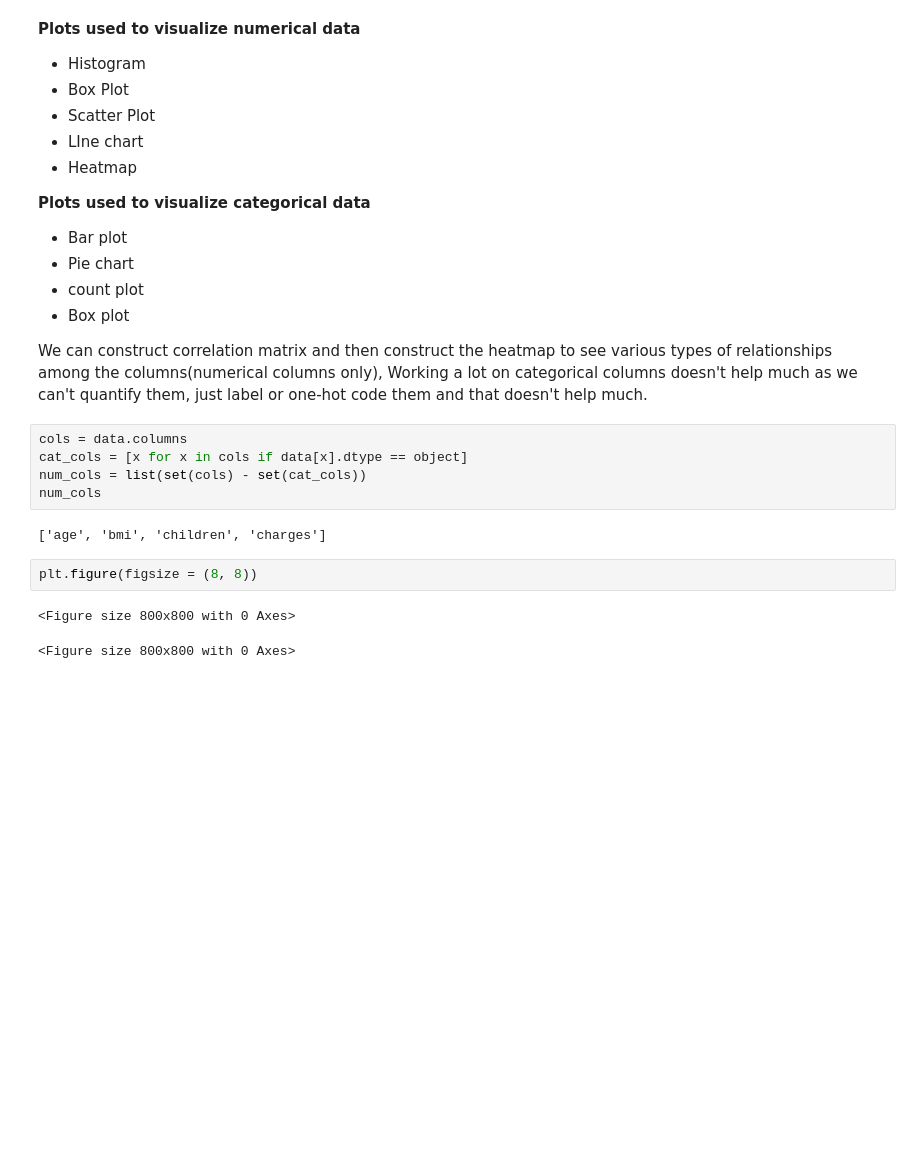
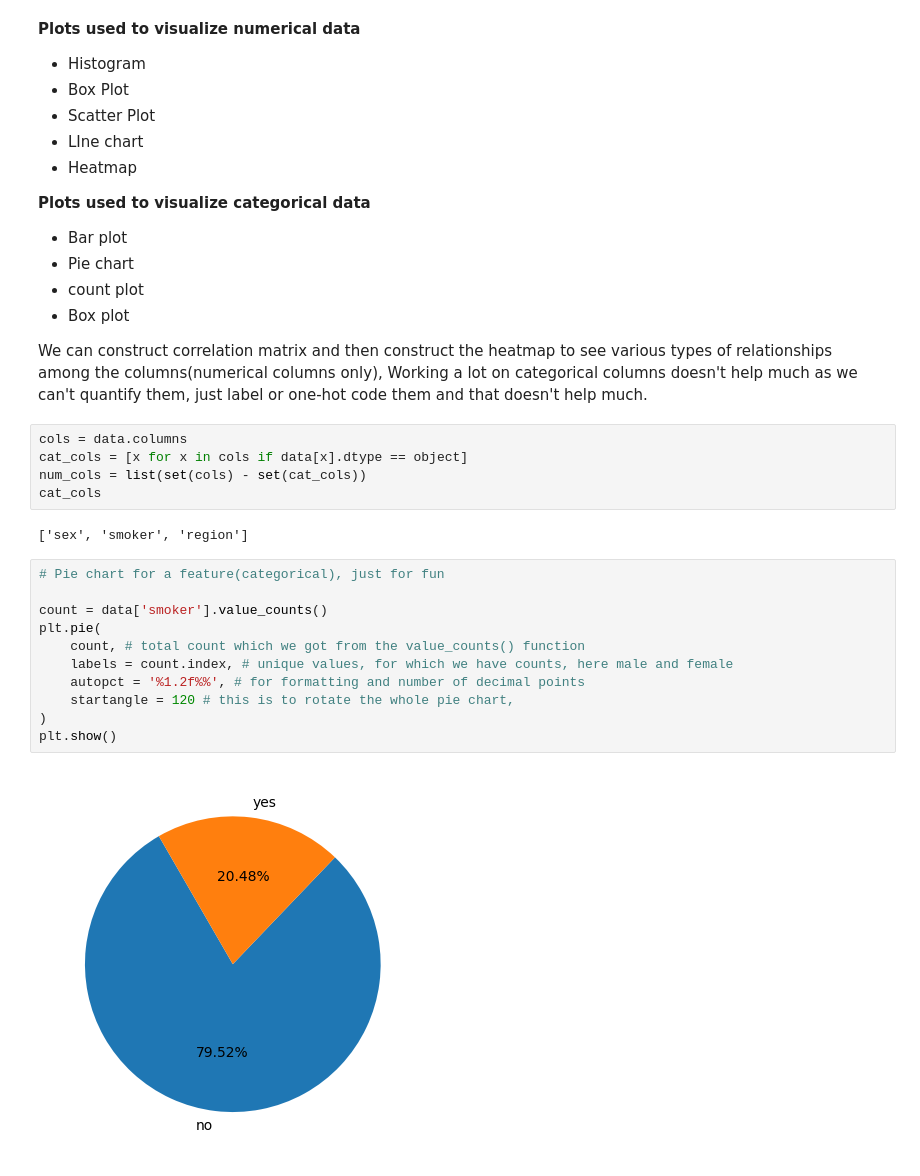
Before and after one commit to krahul2024/machine-learning, a Jupyter notebook: basics.ipynb, the cells around one changed output. Saved outputs shown, nothing was run; the diff lists cells and outputs as text; blank space fills up the shorter version.

```diff
--- a/basics.ipynb
+++ b/basics.ipynb
@@ -75,11 +75,19 @@ We can construct correlation matrix and then construct the heatmap to see variou
 cols = data.columns
 cat_cols = [x for x in cols if data[x].dtype == object]
 num_cols = list(set(cols) - set(cat_cols))
-num_cols
+cat_cols
 # %% [output]
-['age', 'bmi', 'children', 'charges']
+['sex', 'smoker', 'region']
-# %%
-plt.figure(figsize = (8, 8))
-# %% [output]
-<Figure size 800x800 with 0 Axes>
-<Figure size 800x800 with 0 Axes>
+# %%
+# Pie chart for a feature(categorical), just for fun
+
+count = data['smoker'].value_counts()
+plt.pie(
+    count, # total count which we got from the value_counts() function
+    labels = count.index, # unique values, for which we have counts, here male and female
+    autopct = '%1.2f%%', # for formatting and number of decimal points
+    startangle = 120 # this is to rotate the whole pie chart,
+)
+plt.show()
+# %% [output]
+[figure, added]
```
Also changed, not shown: parts of 4 cells of this notebook.
